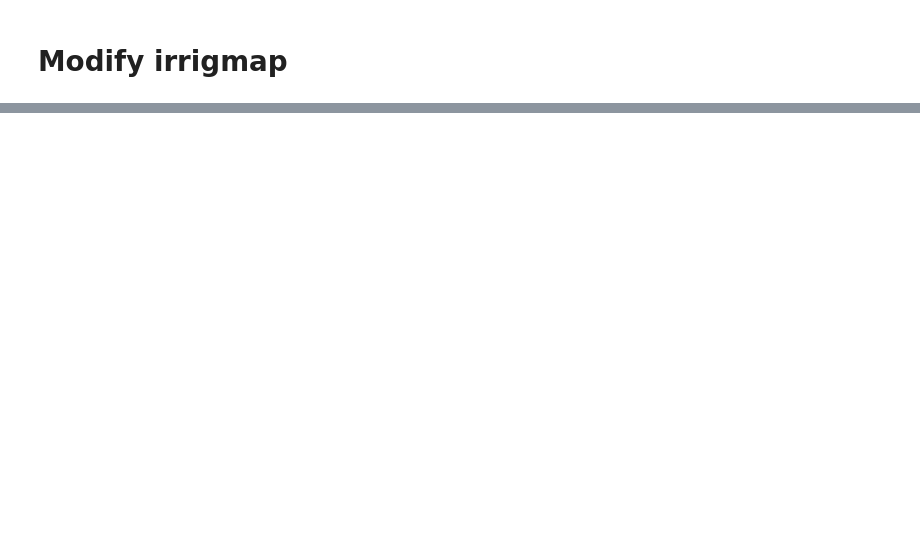
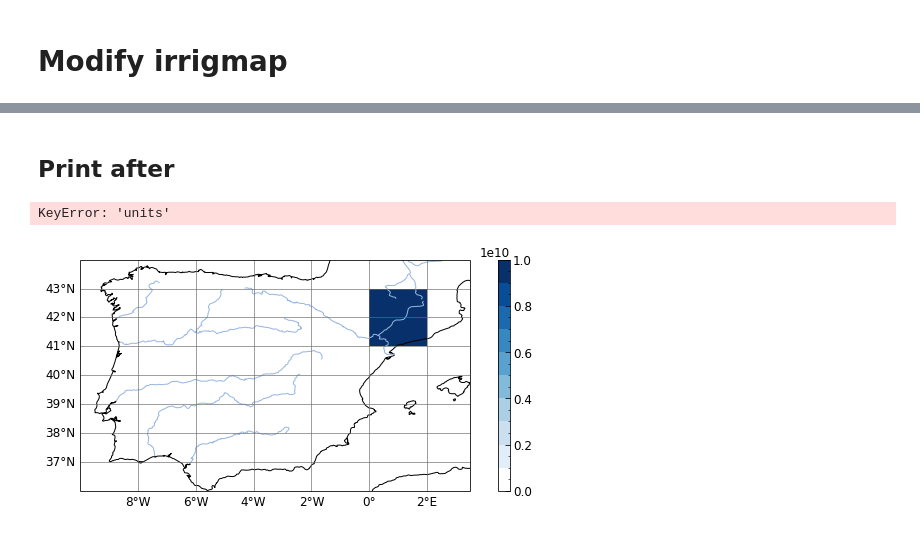
Before and after one commit to ptiengou/netcdf-scripts, a Jupyter notebook: python_notebooks/modify_pftmap.ipynb, the cells around one changed output, grey strips where cells are left out. Saved outputs shown, nothing was run; the diff lists cells and outputs as text; code cells hidden in the pictures; blank space fills up the shorter version.

```diff
--- a/python_notebooks/modify_pftmap.ipynb
+++ b/python_notebooks/modify_pftmap.ipynb
@@ -54,7 +62,7 @@ change_PFT=False
 # %%
 if irr:
     restart_filename='{}/restarts/sim258_20210630_sechiba_rest_original.nc'.format(modif_dir)
-    restart_new_filename='{}/restarts/sim258_20210630_sechiba_rest_new.nc'.format(modif_dir)
+    restart_routing_new_filename='{}/restarts/sim258_20210630_sechiba_rest_new.nc'.format(modif_dir)
 else :
     restart_filename='{}/restarts/sim248_20210630_sechiba_rest_original.nc'.format(modif_dir)
     restart_new_filename='{}/restarts/sim248_20210630_sechiba_rest_new.nc'.format(modif_dir)
@@ -476,0 +408,26 @@ add_liaise_site_loc()
+# %%
+#make all reservoirs 10e+10 in given zone
+lat_min, lat_max, lon_min, lon_max = 41., 43., 0., 2.
+ds=restart_routing
+
+# Select the region of interest
+region = ds.sel(lat=slice(lat_min, lat_max), lon=slice(lon_min, lon_max))
+
+# Assign the value 1e+8 to the specified variables within the region
+region['fast_reservoir'] = 1e+10
+region['slow_reservoir'] = 1e+10
+region['stream_reservoir'] = 1e+10
+
+# Assign the modified region back to the original dataset
+ds['fast_reservoir'] = xr.where((ds.lat >= lat_min) & (ds.lat <= lat_max) & (ds.lon >= lon_min) & (ds.lon <= lon_max), region['fast_reservoir'], ds['fast_reservoir'])
+ds['slow_reservoir'] = xr.where((ds.lat >= lat_min) & (ds.lat <= lat_max) & (ds.lon >= lon_min) & (ds.lon <= lon_max), region['slow_reservoir'], ds['slow_reservoir'])
+ds['stream_reservoir'] = xr.where((ds.lat >= lat_min) & (ds.lat <= lat_max) & (ds.lon >= lon_min) & (ds.lon <= lon_max), region['stream_reservoir'], ds['stream_reservoir'])
+
+#export to netcdf
+if os.path.exists(restart_routing_new_filename):
+    print('Removing existing file')
+    os.remove(restart_routing_new_filename)
+restart_routing.to_netcdf(restart_routing_new_filename)
+
+restart_routing_2=xr.open_dataset(restart_routing_new_filename, decode_times=False)
+restart_routing_2
@@ -476,0 +452,22 @@ add_liaise_site_loc()
+# %% [markdown]
+## Print after
+# %%
+ds=restart_routing_2
+var='stream_reservoir'
+# var='slow_reservoir'
+# var='fast_reservoir'
+cmap=bluesW
+
+lat_min, lat_max, lon_min, lon_max = 41.35, 41.82, 0.45, 1.35
+lat_min, lat_max, lon_min, lon_max = 41., 42., 0., 2.
+lat_min, lat_max, lon_min, lon_max = 36.0, 44, -10, 3.5
+lat_min, lat_max, lon_min, lon_max = 36.0, 44, -10, 3.5
+
+ds = ds.where(ds.lat >= lat_min, drop=True).where(ds.lat <= lat_max, drop=True)
+ds = ds.where(ds.lon >= lon_min, drop=True).where(ds.lon <= lon_max, drop=True)
+
+map_ave(ds, var, cmap=cmap)
+add_liaise_site_loc()
+# %% [output]
+KeyError: 'units'
+[figure, added]
```
Also changed, not shown: parts of 23 cells of this notebook.
